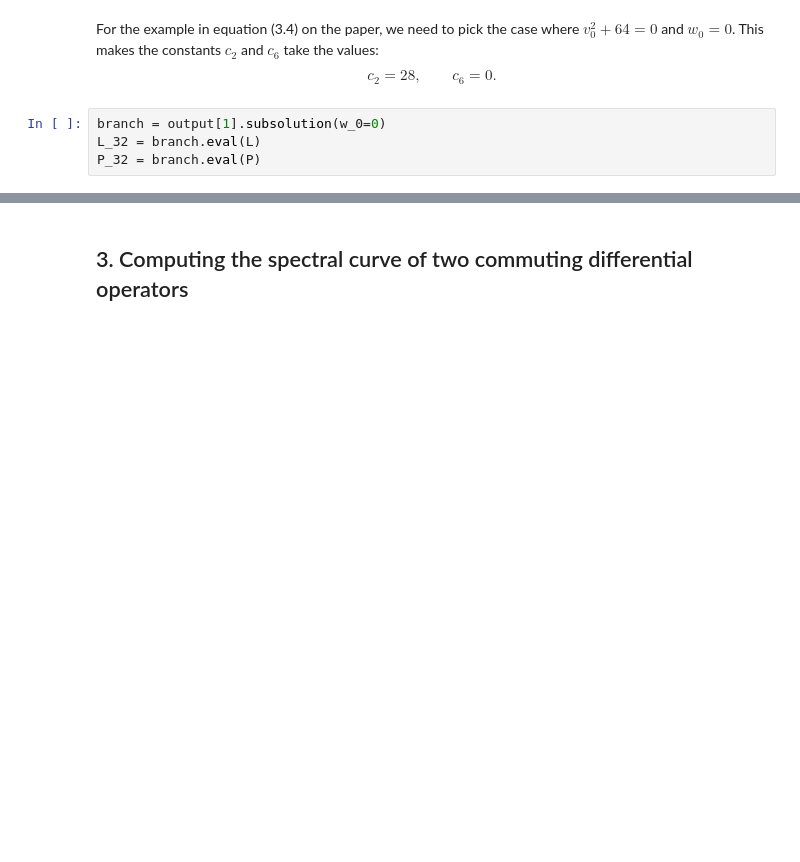
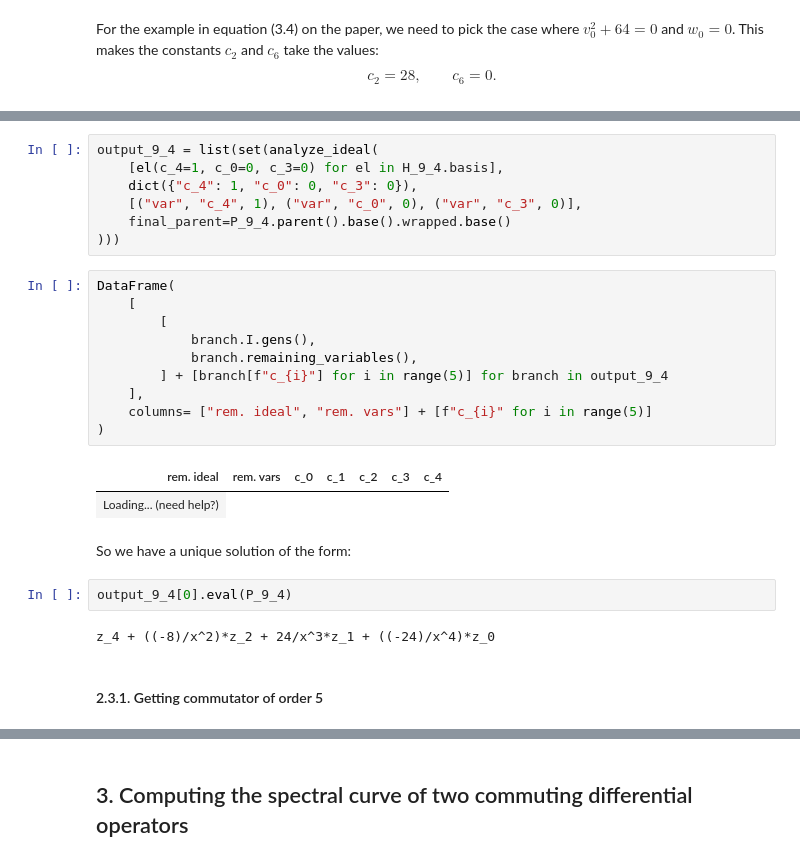
Before and after one commit to Antonio-JP/dalgebra, a Jupyter notebook: notebooks/non-trivial-commutators.ipynb, the cells around one changed output, grey strips where cells are left out. Drawn from its saved outputs; the diff is of its cells as text; blank space fills up the shorter version.

```diff
--- a/notebooks/non-trivial-commutators.ipynb
+++ b/notebooks/non-trivial-commutators.ipynb
@@ -217,7 +219,3 @@ data
 # %% [markdown]
 For the example in equation (3.4) on the paper, we need to pick the case where $v_0^2 +64 = 0$ and $w_0 = 0$. This makes the constants $c_2$ and $c_6$ take the values:
 $$c_2 = 28,\qquad c_6 = 0.$$
-# %%
-branch = output[1].subsolution(w_0=0)
-L_32 = branch.eval(L)
-P_32 = branch.eval(P)
@@ -227,0 +245,28 @@ Finally, we would need to compute the subresultants to compute the GCD of the tw
+# %%
+output_9_4 = list(set(analyze_ideal(
+    [el(c_4=1, c_0=0, c_3=0) for el in H_9_4.basis],
+    dict({"c_4": 1, "c_0": 0, "c_3": 0}),
+    [("var", "c_4", 1), ("var", "c_0", 0), ("var", "c_3", 0)],
+    final_parent=P_9_4.parent().base().wrapped.base()
+)))
+# %%
+DataFrame(
+    [
+        [
+            branch.I.gens(),
+            branch.remaining_variables(),
+        ] + [branch[f"c_{i}"] for i in range(5)] for branch in output_9_4
+    ],
+    columns= ["rem. ideal", "rem. vars"] + [f"c_{i}" for i in range(5)]
+)
+# %% [output]
+| rem. ideal | rem. vars | c_0 | c_1 | c_2 | c_3 | c_4 |
+| Loading... (need help?) |
+# %% [markdown]
+So we have a unique solution of the form:
+# %%
+output_9_4[0].eval(P_9_4)
+# %% [output]
+z_4 + ((-8)/x^2)*z_2 + 24/x^3*z_1 + ((-24)/x^4)*z_0
+# %% [markdown]
+#### 2.3.1. Getting commutator of order 5
```
Also changed, not shown: parts of 46 cells of this notebook, 2 other files.
